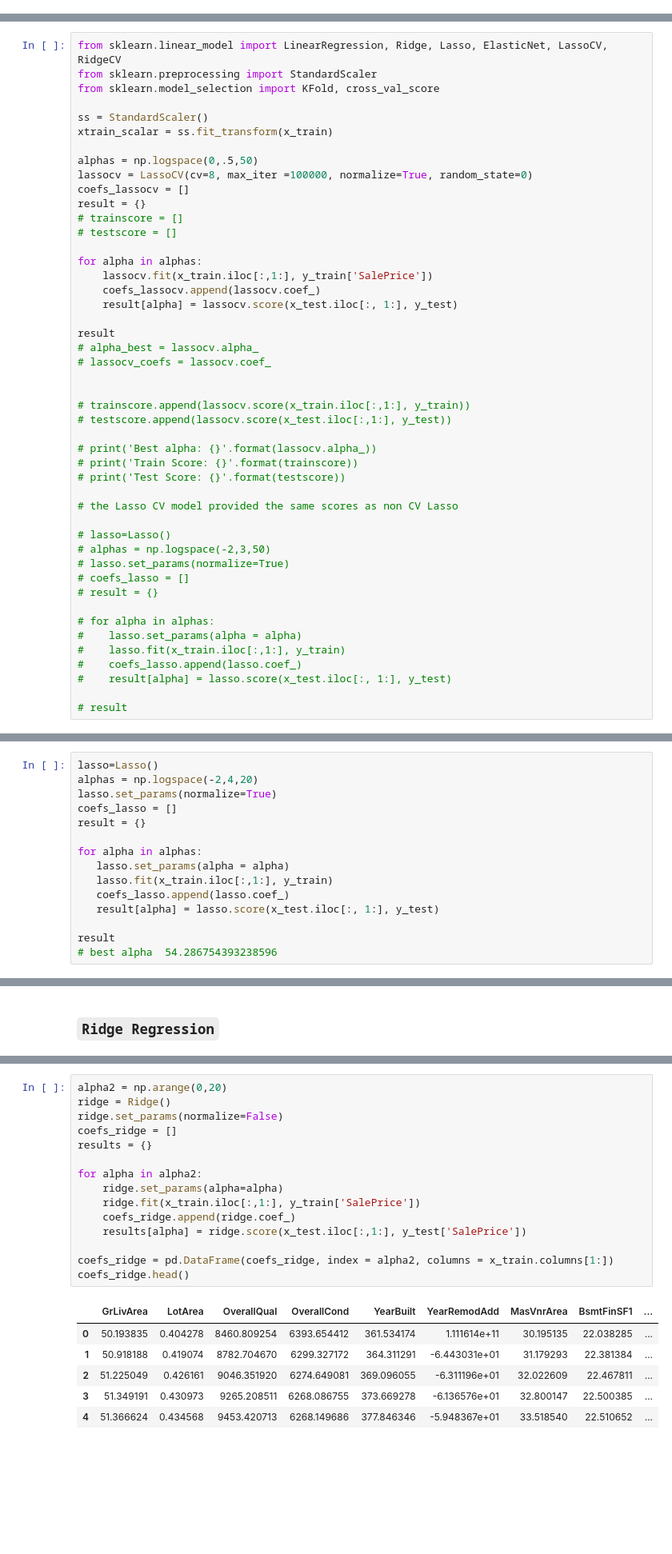
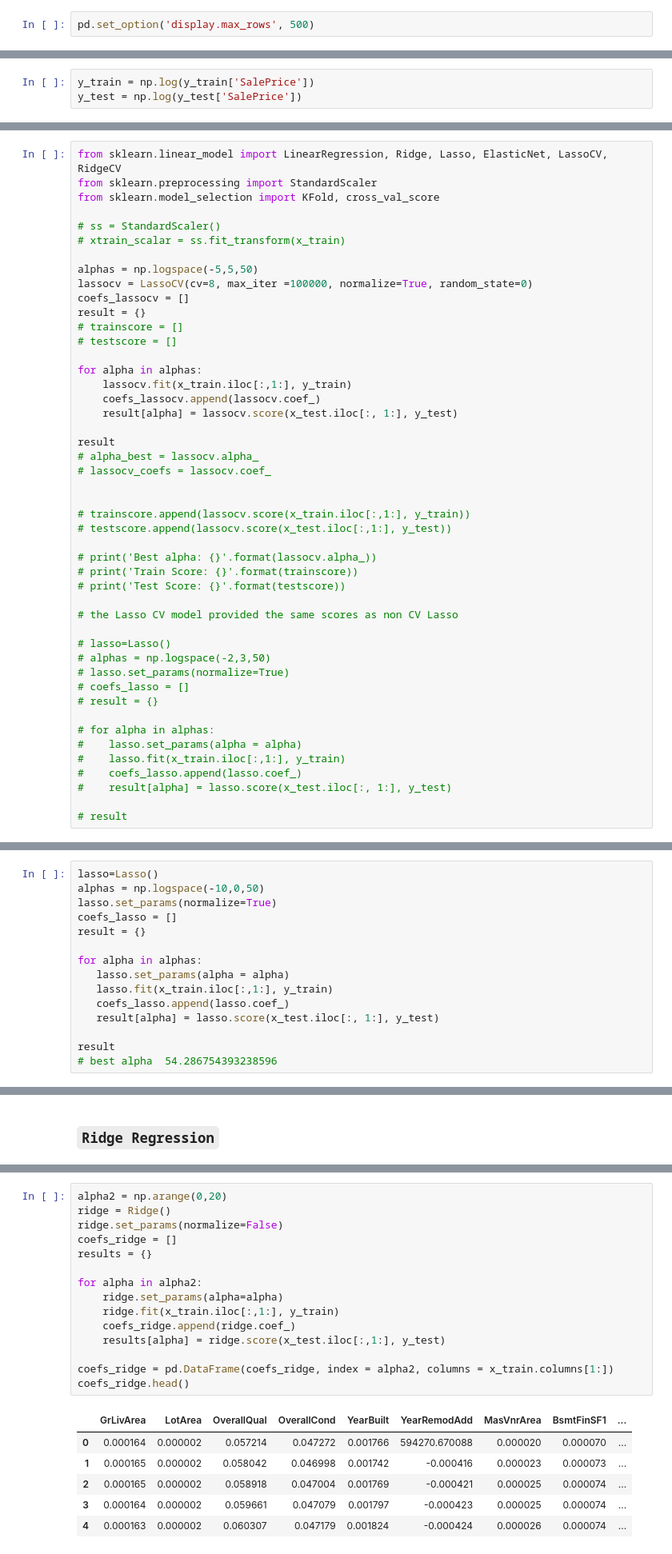
Before and after one commit to AlexGalczak/ML-Ames, a Jupyter notebook: MB/Model_Sel.ipynb, the cells around one changed output, grey strips where cells are left out. Shown at 80% size. Drawn from its saved outputs; the diff is of its cells as text; blank space fills up the shorter version.

```diff
--- a/MB/Model_Sel.ipynb
+++ b/MB/Model_Sel.ipynb
@@ -3,6 +3,8 @@ import pandas as pd
 import numpy as np
 import matplotlib.pyplot as plt
 %matplotlib inline
+# %%
+pd.set_option('display.max_rows', 500)
 # %%
 # import warnings filter
 from warnings import simplefilter
@@ -30,3 +59,6 @@ x_train.iloc[:,1:].head()
+# %%
+y_train = np.log(y_train['SalePrice'])
+y_test = np.log(y_test['SalePrice'])
 # %% [markdown]
 ### `Lasso Regression`
 # %%
@@ -34,10 +66,10 @@ from sklearn.linear_model import LinearRegression, Ridge, Lasso, ElasticNet, Las
 from sklearn.preprocessing import StandardScaler
 from sklearn.model_selection import KFold, cross_val_score
 
-ss = StandardScaler()
-xtrain_scalar = ss.fit_transform(x_train)
+# ss = StandardScaler()
+# xtrain_scalar = ss.fit_transform(x_train)
 
-alphas = np.logspace(0,.5,50)
+alphas = np.logspace(-5,5,50)
 lassocv = LassoCV(cv=8, max_iter =100000, normalize=True, random_state=0)
 coefs_lassocv = []
 result = {}
@@ -45,7 +77,7 @@ result = {}
 # testscore = []
 
 for alpha in alphas:
-    lassocv.fit(x_train.iloc[:,1:], y_train['SalePrice'])
+    lassocv.fit(x_train.iloc[:,1:], y_train)
     coefs_lassocv.append(lassocv.coef_)
     result[alpha] = lassocv.score(x_test.iloc[:, 1:], y_test)
 
@@ -121,6 +152,6 @@ plt.legend(loc=1)
 # %%
 lasso=Lasso()
-alphas = np.logspace(-2,4,20)
+alphas = np.logspace(-10,0,50)
 lasso.set_params(normalize=True)
 coefs_lasso = []
 result = {}
@@ -232,22 +277,22 @@ Test Score: [0.9192710741157554]
 # %%
 alpha2 = np.arange(0,20)
 ridge = Ridge()
 ridge.set_params(normalize=False)
 coefs_ridge = []
 results = {}
 
 for alpha in alpha2:
     ridge.set_params(alpha=alpha)
-    ridge.fit(x_train.iloc[:,1:], y_train['SalePrice'])
+    ridge.fit(x_train.iloc[:,1:], y_train)
     coefs_ridge.append(ridge.coef_)
-    results[alpha] = ridge.score(x_test.iloc[:,1:], y_test['SalePrice'])
+    results[alpha] = ridge.score(x_test.iloc[:,1:], y_test)
 
 coefs_ridge = pd.DataFrame(coefs_ridge, index = alpha2, columns = x_train.columns[1:])
 coefs_ridge.head()
 # %% [output]
 |  | GrLivArea | LotArea | OverallQual | OverallCond | YearBuilt | YearRemodAdd | MasVnrArea | BsmtFinSF1 | ... |
-| 0 | 50.193835 | 0.404278 | 8460.809254 | 6393.654412 | 361.534174 | 1.111614e+11 | 30.195135 | 22.038285 | ... |
-| 1 | 50.918188 | 0.419074 | 8782.704670 | 6299.327172 | 364.311291 | -6.443031e+01 | 31.179293 | 22.381384 | ... |
-| 2 | 51.225049 | 0.426161 | 9046.351920 | 6274.649081 | 369.096055 | -6.311196e+01 | 32.022609 | 22.467811 | ... |
-| 3 | 51.349191 | 0.430973 | 9265.208511 | 6268.086755 | 373.669278 | -6.136576e+01 | 32.800147 | 22.500385 | ... |
-| 4 | 51.366624 | 0.434568 | 9453.420713 | 6268.149686 | 377.846346 | -5.948367e+01 | 33.518540 | 22.510652 | ... |
+| 0 | 0.000164 | 0.000002 | 0.057214 | 0.047272 | 0.001766 | 594270.670088 | 0.000020 | 0.000070 | ... |
+| 1 | 0.000165 | 0.000002 | 0.058042 | 0.046998 | 0.001742 | -0.000416 | 0.000023 | 0.000073 | ... |
+| 2 | 0.000165 | 0.000002 | 0.058918 | 0.047004 | 0.001769 | -0.000421 | 0.000025 | 0.000074 | ... |
+| 3 | 0.000164 | 0.000002 | 0.059661 | 0.047079 | 0.001797 | -0.000423 | 0.000025 | 0.000074 | ... |
+| 4 | 0.000163 | 0.000002 | 0.060307 | 0.047179 | 0.001824 | -0.000424 | 0.000026 | 0.000074 | ... |
```
Also changed, not shown: parts of 32 cells of this notebook, 3 other files.
